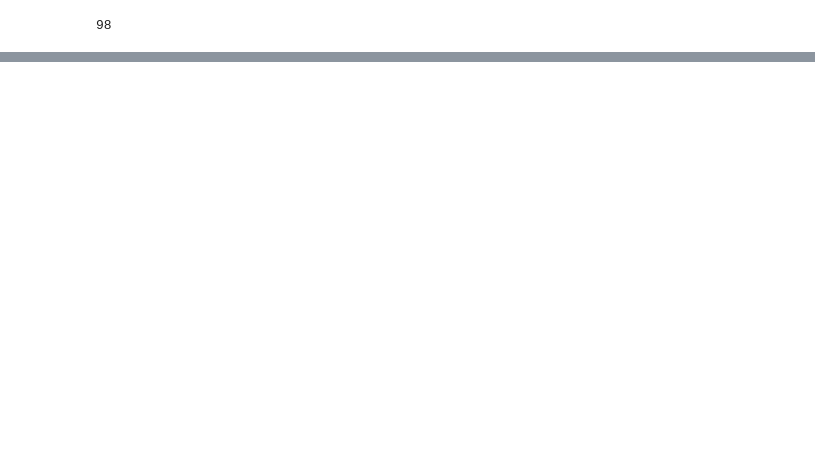
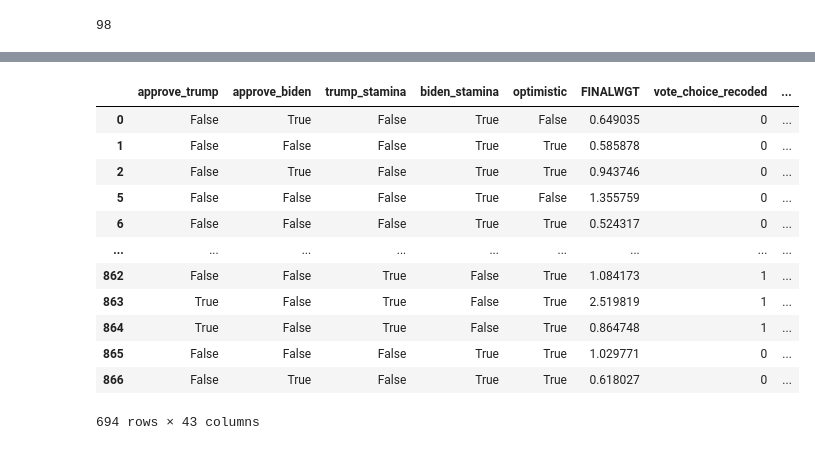
Before and after one commit to pmench/mrp-team, a Jupyter notebook: src/bella_ML.ipynb, the cells around one changed output, grey strips where cells are left out. Cells and saved outputs as stored; diff of their text form; code cells hidden in the pictures; blank space fills up the shorter version.

```diff
--- a/src/bella_ML.ipynb
+++ b/src/bella_ML.ipynb
@@ -460,3 +765,12 @@ nat_2020_clean['vote_choice_recoded'].isna().sum()
+# %%
+nat_2020_june_clean = nat_2020_june_clean[nat_2020_june_clean['vote_choice_recoded'] != 3.0]
+# change trump to be 1 and biden to be 0
+# biden originally encoded as 2 and trump as 1.
+# drop if vote choice recorded is null
+nat_2020_june_clean = nat_2020_june_clean.dropna(subset = ['vote_choice_recoded'])
+# vote choice recoded to int
+nat_2020_june_clean['vote_choice_recoded'] = nat_2020_june_clean['vote_choice_recoded'].astype(int)
+nat_2020_june_clean['vote_choice_recoded'] = nat_2020_june_clean['vote_choice_recoded'].apply(lambda s: np.where(s == 1, 1, 0))
 # %%
 nat_2020_clean['vote_choice_recoded'].value_counts().sum()
 # %% [output]
@@ -468,0 +782,16 @@ nat_2020_clean['vote_choice_recoded'] = nat_2020_clean['vote_choice_recoded'].as
+# %%
+nat_2020_june_clean
+# %% [output]
+|  | approve_trump | approve_biden | trump_stamina | biden_stamina | optimistic | FINALWGT | vote_choice_recoded | ... |
+| 0 | False | True | False | True | False | 0.649035 | 0 | ... |
+| 1 | False | False | False | True | True | 0.585878 | 0 | ... |
+| 2 | False | True | False | True | True | 0.943746 | 0 | ... |
+| 5 | False | False | False | True | False | 1.355759 | 0 | ... |
+| 6 | False | False | False | True | True | 0.524317 | 0 | ... |
+| ... | ... | ... | ... | ... | ... | ... | ... | ... |
+| 862 | False | False | True | False | True | 1.084173 | 1 | ... |
+| 863 | True | False | True | False | True | 2.519819 | 1 | ... |
+| 864 | True | False | True | False | True | 0.864748 | 1 | ... |
+| 865 | False | False | False | True | True | 1.029771 | 0 | ... |
+| 866 | False | True | False | True | True | 0.618027 | 0 | ... |
+694 rows × 43 columns
```
Also changed, not shown: parts of 44 cells of this notebook, 6 other files.
